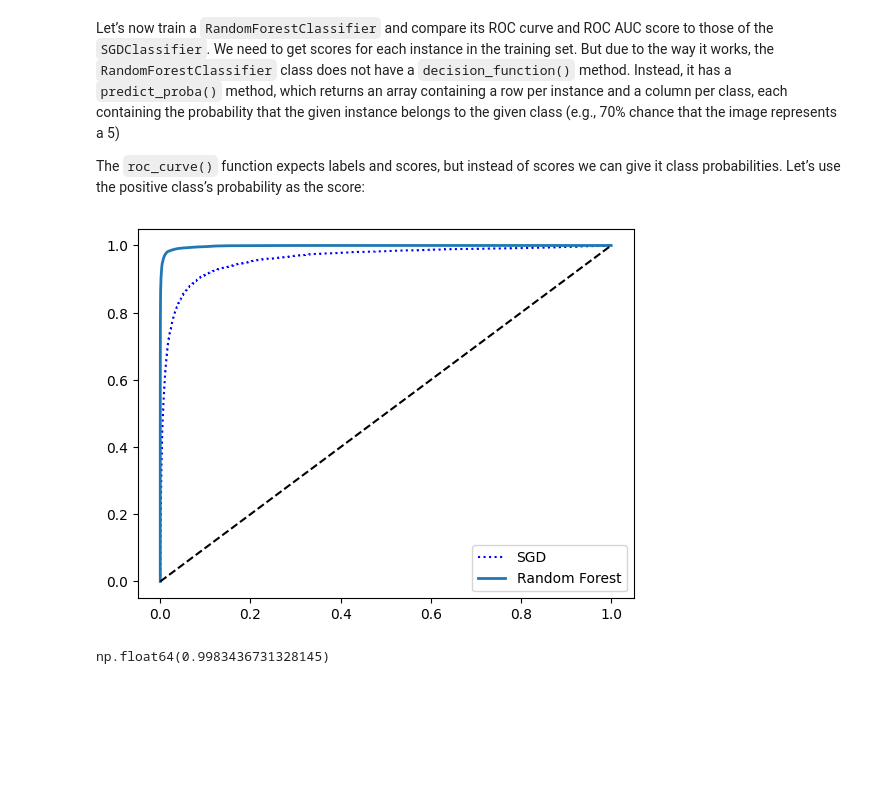
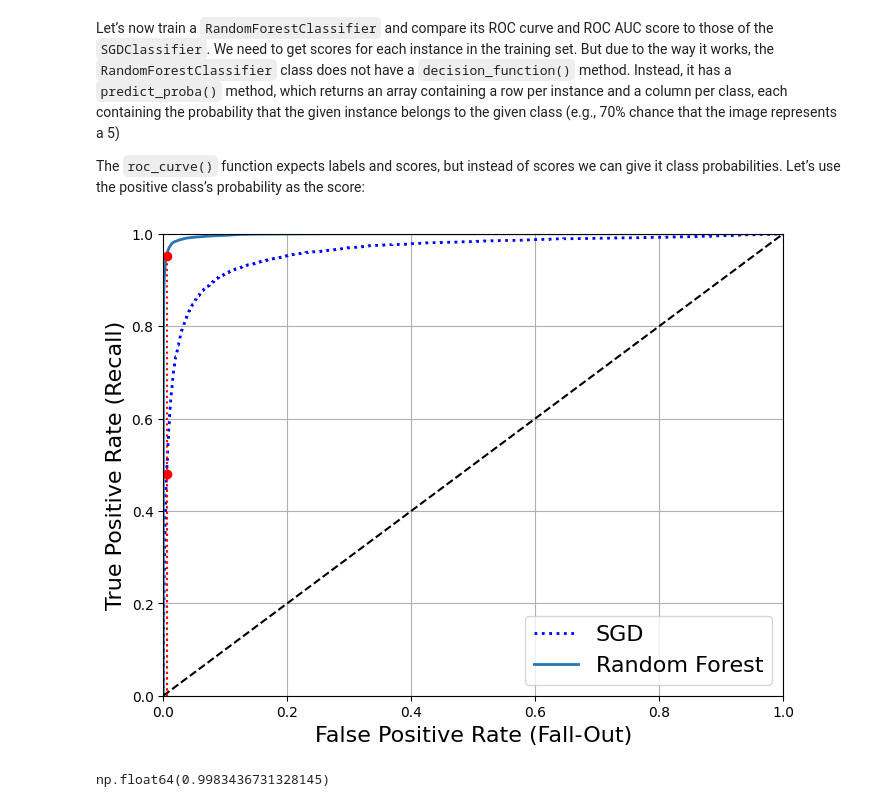
Before and after one commit to QubitPi/jupyter-notebooks, a Jupyter notebook: notebooks/MNIST/MNIST.ipynb, the cells around one changed output. Cells and saved outputs as stored; diff of their text form; code cells hidden in the pictures; blank space fills up the shorter version.

```diff
--- a/notebooks/MNIST/MNIST.ipynb
+++ b/notebooks/MNIST/MNIST.ipynb
@@ -285,7 +285,20 @@ scores = cross_val_predict(sgd_classifier, training_instances, training_labels_5
 
 precisions, recalls, thresholds = precision_recall_curve(training_labels_5, scores)
 
-plt.plot(thresholds, precisions[:-1], "b--", label="Precision")
-plt.plot(thresholds, recalls[:-1], "g-", label="Recall")
+recall_90_precision = recalls[np.argmax(precisions >= 0.90)]
+threshold_90_precision = thresholds[np.argmax(precisions >= 0.90)]
+
+plt.figure(figsize=(8, 4))
+plt.plot(thresholds, precisions[:-1], "b--", label="Precision", linewidth=2)
+plt.plot(thresholds, recalls[:-1], "g-", label="Recall", linewidth=2)
+plt.legend(loc="center right", fontsize=16)
+plt.xlabel("Threshold", fontsize=16)
+plt.grid(True)
+plt.axis([-50000, 50000, 0, 1])
+plt.plot([threshold_90_precision, threshold_90_precision], [0., 0.9], "r:")
+plt.plot([-50000, threshold_90_precision], [0.9, 0.9], "r:")
+plt.plot([-50000, threshold_90_precision], [recall_90_precision, recall_90_precision], "r:")
+plt.plot([threshold_90_precision], [0.9], "ro")
+plt.plot([threshold_90_precision], [recall_90_precision], "ro")
 plt.show()
 # %% [output]
@@ -322,7 +343,16 @@ from sklearn.metrics import roc_curve
 
 fpr, tpr, thresholds = roc_curve(training_labels_5, scores)
 
+plt.figure(figsize=(8, 6))
 plt.plot(fpr, tpr, linewidth=2, label=None)
 plt.plot([0, 1], [0, 1], 'k--')
+plt.axis([0, 1, 0, 1])
+plt.xlabel('False Positive Rate (Fall-Out)', fontsize=16)
+plt.ylabel('True Positive Rate (Recall)', fontsize=16)
+plt.grid(True)
+fpr_90 = fpr[np.argmax(tpr >= recall_90_precision)]
+plt.plot([fpr_90, fpr_90], [0., recall_90_precision], "r:")
+plt.plot([0.0, fpr_90], [recall_90_precision, recall_90_precision], "r:")
+plt.plot([fpr_90], [recall_90_precision], "ro")
 plt.show()
 # %% [output]
@@ -346,19 +376,33 @@ The `roc_curve()` function expects labels and scores, but instead of scores we c
 # %%
 from sklearn.ensemble import RandomForestClassifier
 
 forest_classifier = RandomForestClassifier(random_state=42)
 probability_forest = cross_val_predict(forest_classifier, training_instances, training_labels_5, cv=3, method="predict_proba")
 
 scores_forest = probability_forest[:, 1]
 fpr_forest, tpr_forest, thresholds_forest = roc_curve(training_labels_5, scores_forest)
 
-plt.plot(fpr, tpr, "b:", label="SGD")
+recall_for_forest = tpr_forest[np.argmax(fpr_forest >= fpr_90)]
+
+plt.figure(figsize=(8, 6))
+plt.plot(fpr, tpr, "b:", linewidth=2, label="SGD")
 plt.plot(fpr_forest, tpr_forest, linewidth=2, label="Random Forest")
 plt.plot([0, 1], [0, 1], 'k--')
-plt.legend(loc="lower right")
+plt.axis([0, 1, 0, 1])
+plt.xlabel('False Positive Rate (Fall-Out)', fontsize=16)
+plt.ylabel('True Positive Rate (Recall)', fontsize=16)
+plt.grid(True)
+plt.plot([fpr_90, fpr_90], [0., recall_90_precision], "r:")
+plt.plot([0.0, fpr_90], [recall_90_precision, recall_90_precision], "r:")
+plt.plot([fpr_90], [recall_90_precision], "ro")
+plt.plot([fpr_90, fpr_90], [0., recall_for_forest], "r:")
+plt.plot([fpr_90], [recall_for_forest], "ro")
+plt.grid(True)
+plt.legend(loc="lower right", fontsize=16)
+
 plt.show()
 # %% [output]
-[figure, old version]
+[figure, new version]
 # %%
 roc_auc_score(training_labels_5, scores_forest)
 # %% [output]
```
Also changed, not shown: parts of 4 cells of this notebook.
